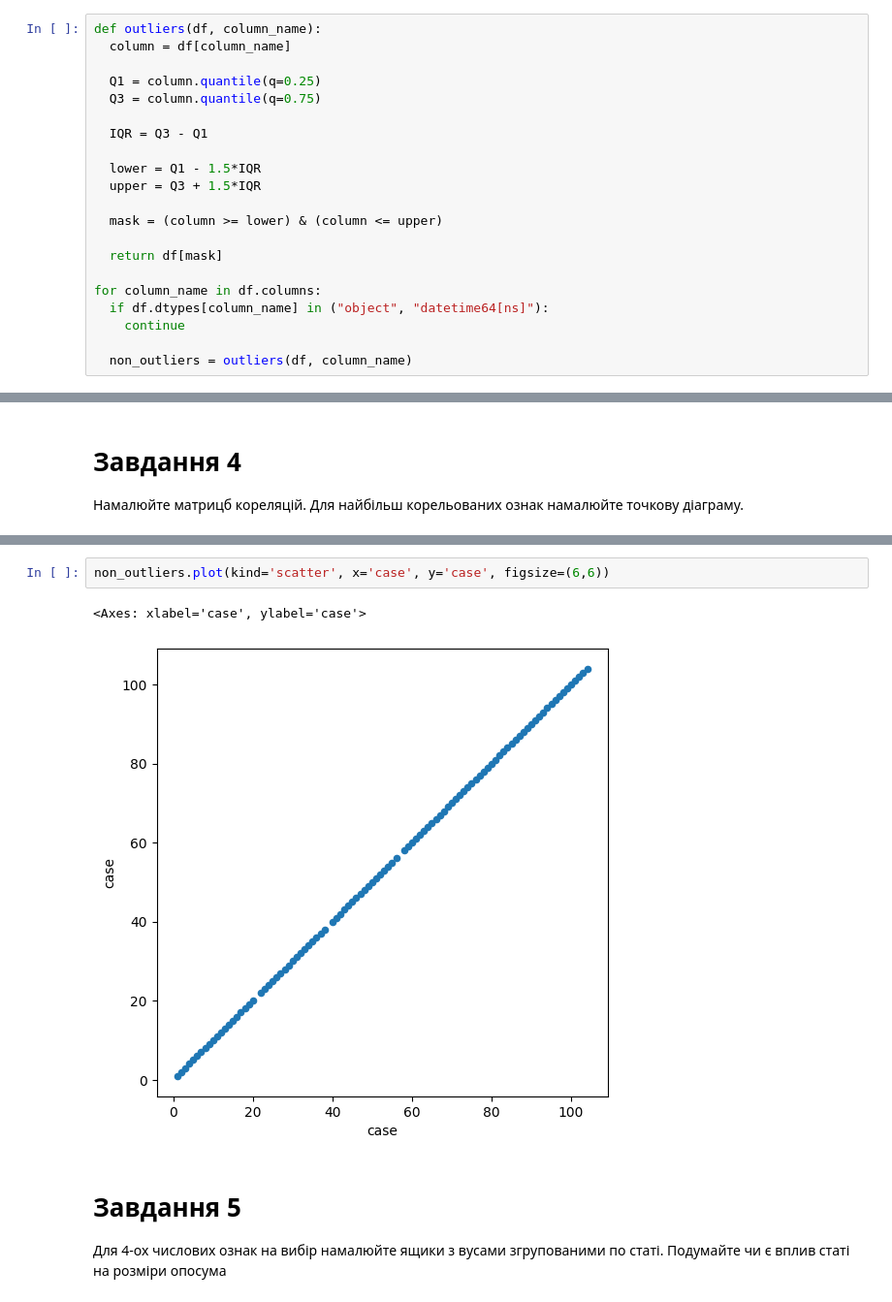
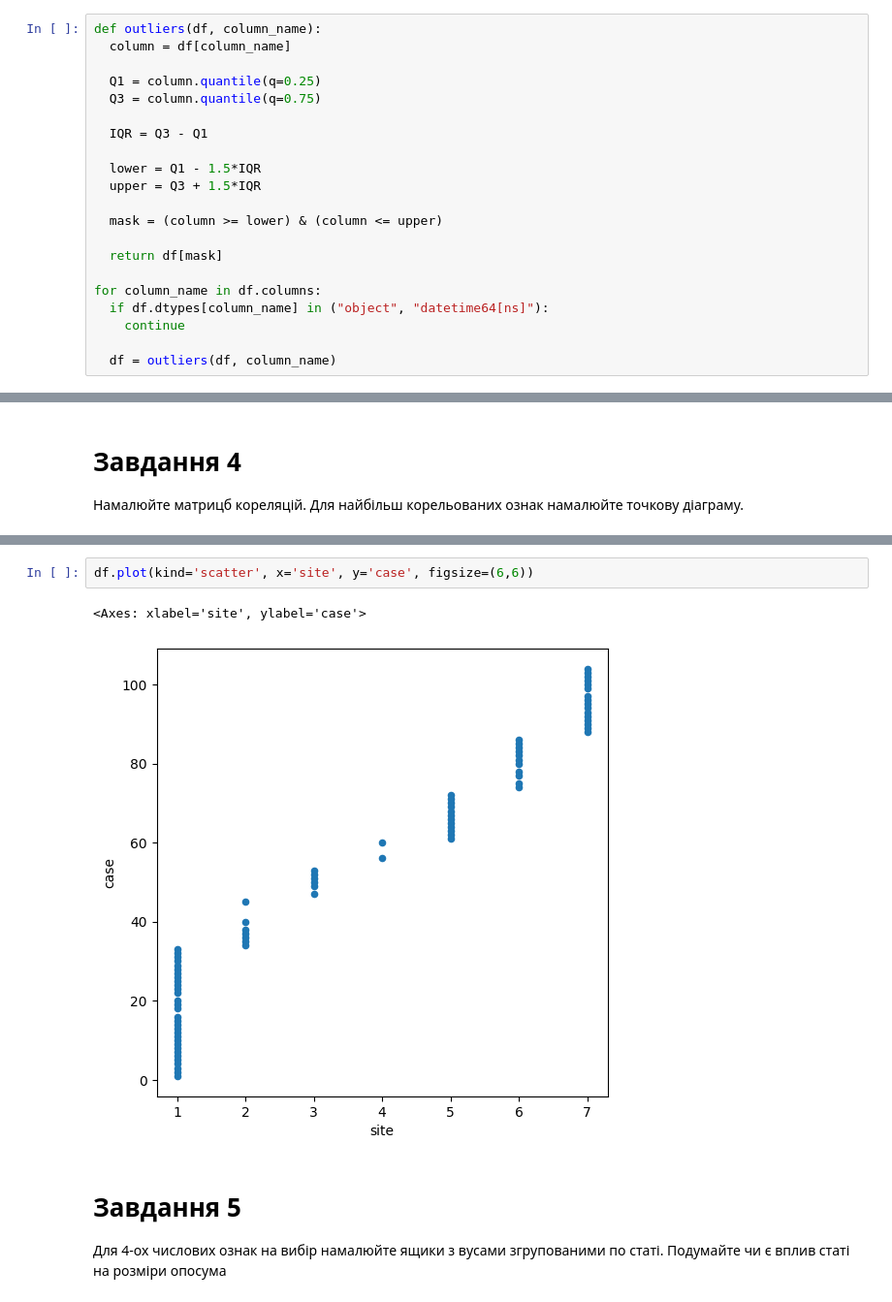
Before and after one commit to yeyevtushenko/AI, a Jupyter notebook: Lesson28_02_2024_AI_H_3.ipynb, the cells around one changed output, grey strips where cells are left out. Shown at 97% size. Drawn from its saved outputs; the diff is of its cells as text.

```diff
--- a/Lesson28_02_2024_AI_H_3.ipynb
+++ b/Lesson28_02_2024_AI_H_3.ipynb
@@ -81,4 +81,4 @@ for column_name in df.columns:
   if df.dtypes[column_name] in ("object", "datetime64[ns]"):
     continue
 
-  non_outliers = outliers(df, column_name)
+  df = outliers(df, column_name)
@@ -100,8 +104,8 @@ plt.colorbar()
 # %%
-non_outliers.plot(kind='scatter', x='case', y='case', figsize=(6,6))
+df.plot(kind='scatter', x='site', y='case', figsize=(6,6))
 # %% [output]
-<Axes: xlabel='case', ylabel='case'>
+<Axes: xlabel='site', ylabel='case'>
-[figure, old version]
+[figure, new version]
 # %% [markdown]
 # Завдання 5
 Для 4-ох числових ознак на вибір намалюйте ящики з вусами згрупованими по статі. Подумайте чи є вплив статі на розміри опосума
```
Also changed, not shown: parts of 3 cells of this notebook.
